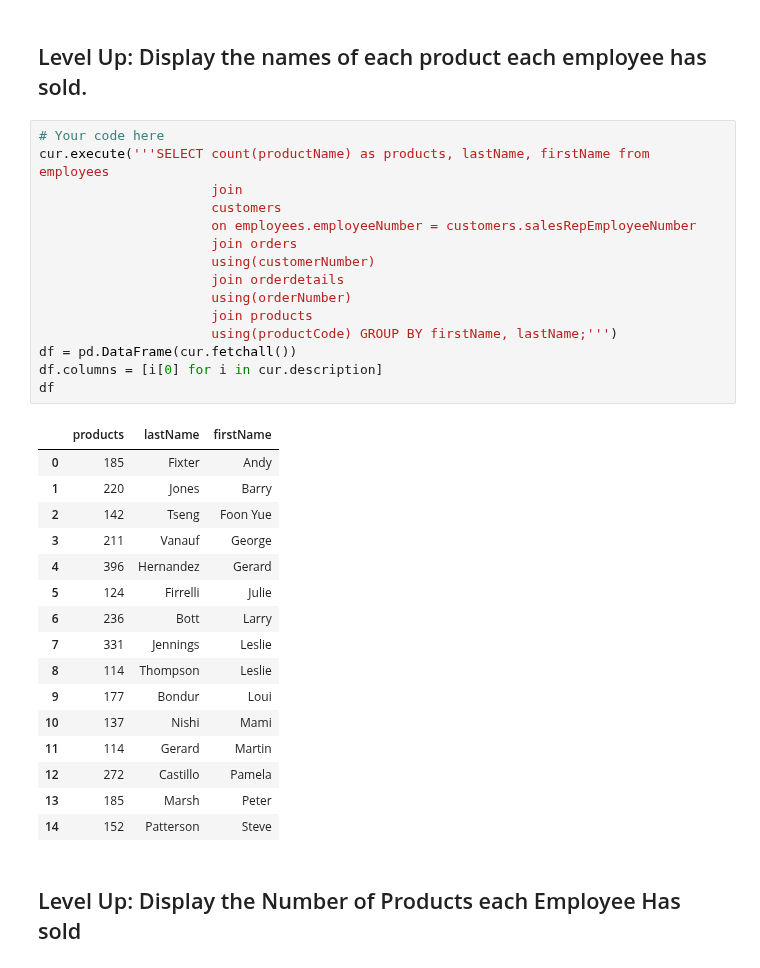
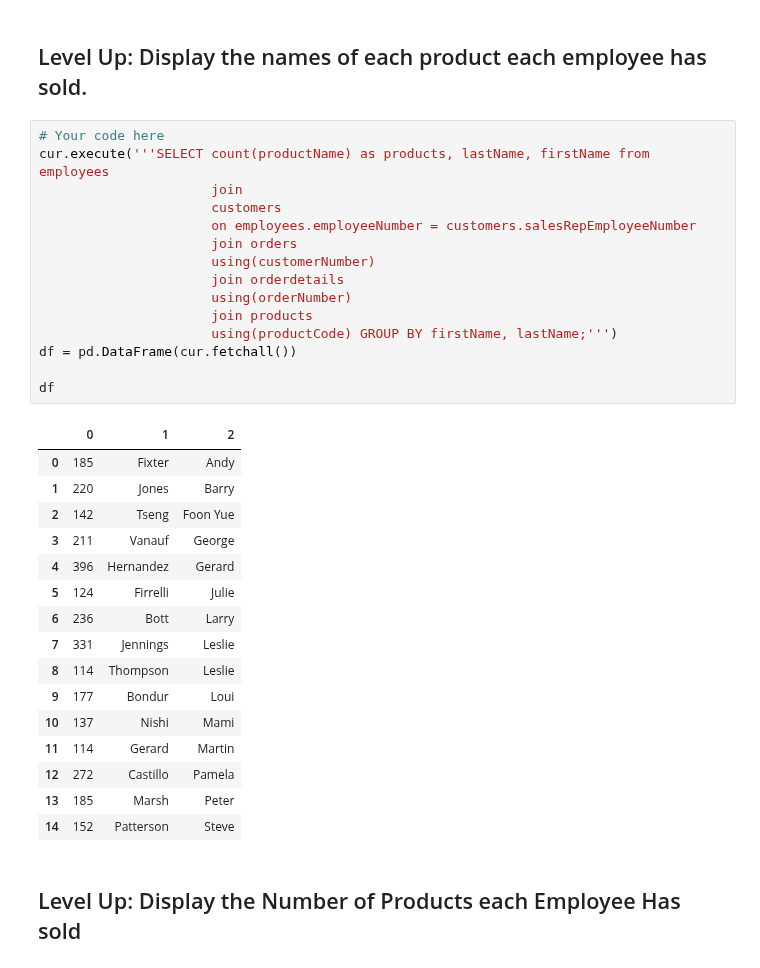
Before and after one commit to mubarakb/dsc-0-05-10-join-statements-lab-nyc-career-ds-102218, a Jupyter notebook: index.ipynb, the cells around one changed output. Cells and saved outputs as stored; diff of their text form.

```diff
--- a/index.ipynb
+++ b/index.ipynb
@@ -98,20 +98,20 @@ cur.execute('''SELECT comments FROM orders JOIN customers USING(customerNumber)
 # %%
 # Your code here
 cur.execute('''SELECT count(productName) as products, lastName, firstName from employees
                       join
                       customers
                       on employees.employeeNumber = customers.salesRepEmployeeNumber
                       join orders
                       using(customerNumber)
                       join orderdetails
                       using(orderNumber)
                       join products
                       using(productCode) GROUP BY firstName, lastName;''')
 df = pd.DataFrame(cur.fetchall())
-df.columns = [i[0] for i in cur.description]
+
 df
 # %% [output]
-|  | products | lastName | firstName |
+|  | 0 | 1 | 2 |
 | 0 | 185 | Fixter | Andy |
 | 1 | 220 | Jones | Barry |
 | 2 | 142 | Tseng | Foon Yue |
```
Also changed, not shown: parts of 1 cell of this notebook.
